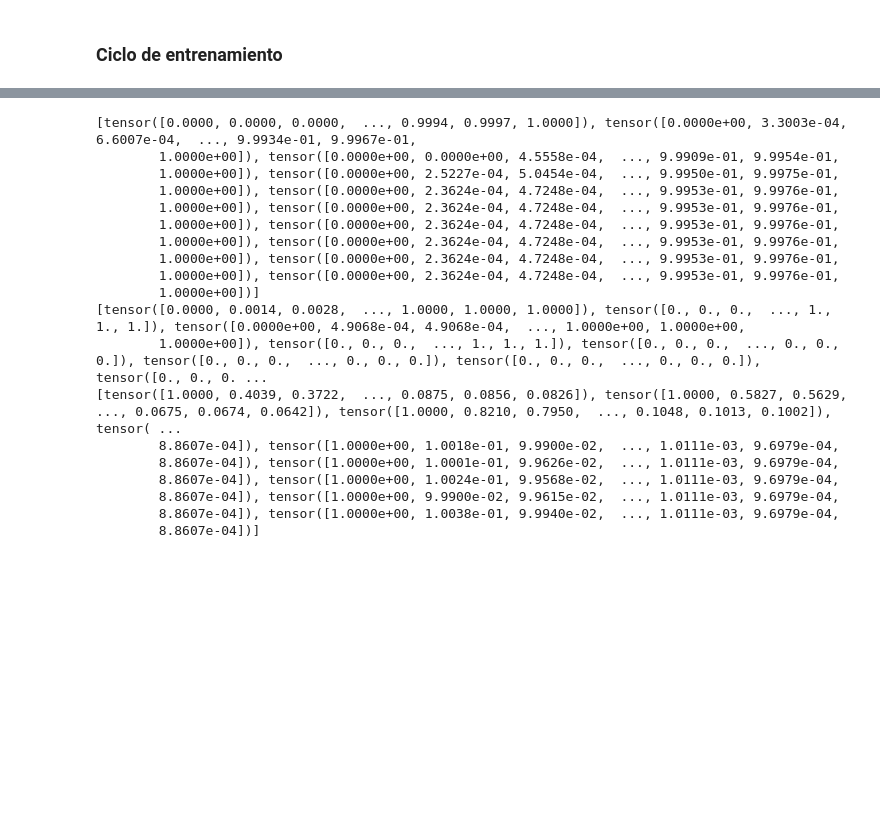
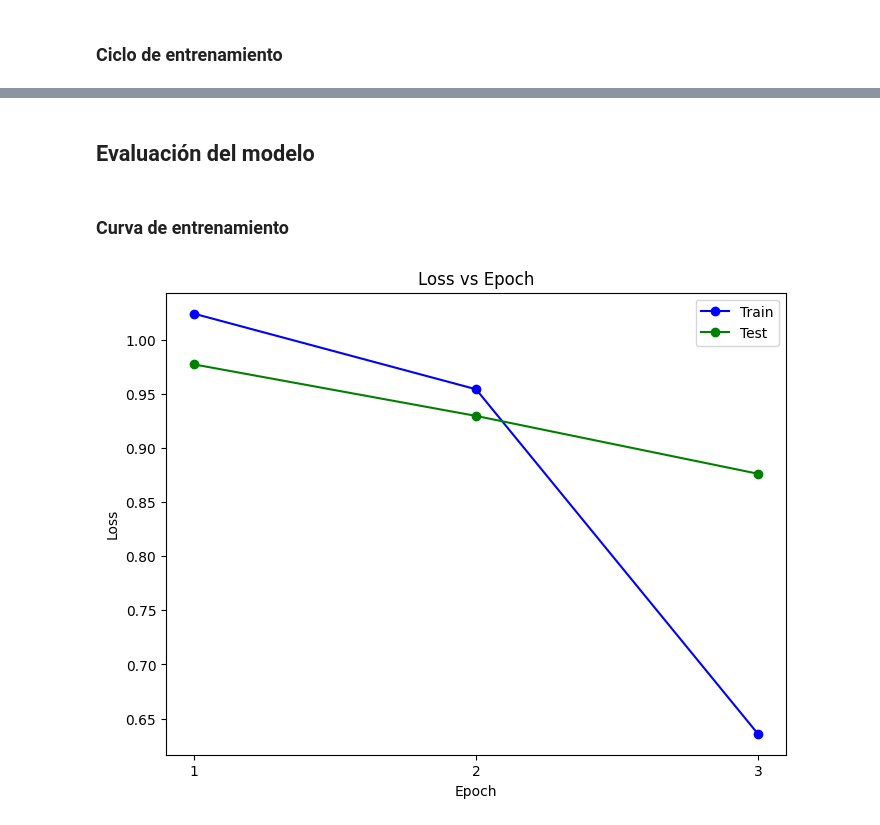
Before and after one commit to rijegaro287/proyecto_2_IRP, a Jupyter notebook: cnn/no_filter.ipynb, the cells around one changed output, grey strips where cells are left out. Cells and saved outputs as stored; diff of their text form; code cells hidden in the pictures; blank space fills up the shorter version.

```diff
--- a/cnn/no_filter.ipynb
+++ b/cnn/no_filter.ipynb
@@ -164,30 +164,30 @@ from torchmetrics.classification import MulticlassF1Score
 from torchmetrics.classification import MulticlassROC
 from torchmetrics.classification import MulticlassAUROC
 
-train_accuracy = MulticlassAccuracy(num_classes=10).to(device)
-test_accuracy = MulticlassAccuracy(num_classes=10).to(device)
+train_accuracy = MulticlassAccuracy(num_classes=4).to(device)
+test_accuracy = MulticlassAccuracy(num_classes=4).to(device)
 
-train_precision = MulticlassPrecision(num_classes=10).to(device)
-test_precision = MulticlassPrecision(num_classes=10).to(device)
+train_precision = MulticlassPrecision(num_classes=4).to(device)
+test_precision = MulticlassPrecision(num_classes=4).to(device)
 
-train_recall = MulticlassRecall(num_classes=10).to(device)
-test_recall = MulticlassRecall(num_classes=10).to(device)
+train_recall = MulticlassRecall(num_classes=4).to(device)
+test_recall = MulticlassRecall(num_classes=4).to(device)
 
-train_f1 = MulticlassF1Score(num_classes=10).to(device)
-test_f1 = MulticlassF1Score(num_classes=10).to(device)
+train_f1 = MulticlassF1Score(num_classes=4).to(device)
+test_f1 = MulticlassF1Score(num_classes=4).to(device)
 
-train_roc = MulticlassROC(num_classes=10).to(device)
-test_roc = MulticlassROC(num_classes=10).to(device)
+train_roc = MulticlassROC(num_classes=4).to(device)
+test_roc = MulticlassROC(num_classes=4).to(device)
 
-train_auroc = MulticlassAUROC(num_classes=10).to(device)
-test_auroc = MulticlassAUROC(num_classes=10).to(device)
+train_auroc = MulticlassAUROC(num_classes=4).to(device)
+test_auroc = MulticlassAUROC(num_classes=4).to(device)
 # %% [markdown]
 ### Función de entrenamiento
 # %%
 def train(dataloader, model, loss_fn, optimizer):
     print('--------------------------- Training --------------------------\n')
     size = len(dataloader.dataset)
-    loss = None
+    loss = torch.Tensor([0]).to(device)
     model.train()
     for batch, (X, y) in enumerate(dataloader):
         X = X.to(device)
@@ -245,7 +245,7 @@ def test(dataloader, model, loss_fn):
 # %%
 batch_size = 32
 learning_rate = 1e-5
-epochs = 1
+epochs = 3
 
 train_dataset = CustomDataset(images_path, X_train, y_train, transform=Compose([
     Grayscale(),
@@ -333,24 +333,22 @@ Current Loss: 2.164796  [ 2272/16932]
-# %%
-print(test_metrics[0]['roc'][0][0])
-print(test_metrics[0]['roc'][0][1])
-print(test_metrics[0]['roc'][0][2])
-# %% [output]
-[tensor([0.0000, 0.0000, 0.0000,  ..., 0.9994, 0.9997, 1.0000]), tensor([0.0000e+00, 3.3003e-04, 6.6007e-04,  ..., 9.9934e-01, 9.9967e-01,
-        1.0000e+00]), tensor([0.0000e+00, 0.0000e+00, 4.5558e-04,  ..., 9.9909e-01, 9.9954e-01,
-        1.0000e+00]), tensor([0.0000e+00, 2.5227e-04, 5.0454e-04,  ..., 9.9950e-01, 9.9975e-01,
-        1.0000e+00]), tensor([0.0000e+00, 2.3624e-04, 4.7248e-04,  ..., 9.9953e-01, 9.9976e-01,
-        1.0000e+00]), tensor([0.0000e+00, 2.3624e-04, 4.7248e-04,  ..., 9.9953e-01, 9.9976e-01,
-        1.0000e+00]), tensor([0.0000e+00, 2.3624e-04, 4.7248e-04,  ..., 9.9953e-01, 9.9976e-01,
-        1.0000e+00]), tensor([0.0000e+00, 2.3624e-04, 4.7248e-04,  ..., 9.9953e-01, 9.9976e-01,
-        1.0000e+00]), tensor([0.0000e+00, 2.3624e-04, 4.7248e-04,  ..., 9.9953e-01, 9.9976e-01,
-        1.0000e+00]), tensor([0.0000e+00, 2.3624e-04, 4.7248e-04,  ..., 9.9953e-01, 9.9976e-01,
-        1.0000e+00])]
-[tensor([0.0000, 0.0014, 0.0028,  ..., 1.0000, 1.0000, 1.0000]), tensor([0., 0., 0.,  ..., 1., 1., 1.]), tensor([0.0000e+00, 4.9068e-04, 4.9068e-04,  ..., 1.0000e+00, 1.0000e+00,
-        1.0000e+00]), tensor([0., 0., 0.,  ..., 1., 1., 1.]), tensor([0., 0., 0.,  ..., 0., 0., 0.]), tensor([0., 0., 0.,  ..., 0., 0., 0.]), tensor([0., 0., 0.,  ..., 0., 0., 0.]), tensor([0., 0., 0. ...
-[tensor([1.0000, 0.4039, 0.3722,  ..., 0.0875, 0.0856, 0.0826]), tensor([1.0000, 0.5827, 0.5629,  ..., 0.0675, 0.0674, 0.0642]), tensor([1.0000, 0.8210, 0.7950,  ..., 0.1048, 0.1013, 0.1002]), tensor( ...
-        8.8607e-04]), tensor([1.0000e+00, 1.0018e-01, 9.9900e-02,  ..., 1.0111e-03, 9.6979e-04,
-        8.8607e-04]), tensor([1.0000e+00, 1.0001e-01, 9.9626e-02,  ..., 1.0111e-03, 9.6979e-04,
-        8.8607e-04]), tensor([1.0000e+00, 1.0024e-01, 9.9568e-02,  ..., 1.0111e-03, 9.6979e-04,
-        8.8607e-04]), tensor([1.0000e+00, 9.9900e-02, 9.9615e-02,  ..., 1.0111e-03, 9.6979e-04,
-        8.8607e-04]), tensor([1.0000e+00, 1.0038e-01, 9.9940e-02,  ..., 1.0111e-03, 9.6979e-04,
-        8.8607e-04])]
+# %% [markdown]
+## Evaluación del modelo
+# %% [markdown]
+### Curva de entrenamiento
+# %%
+epoch_list = [(epoch_num+1) for epoch_num in range(epochs)]
+train_losses = [train_metrics[i]['loss'] for i in range(epochs)]
+test_losses = [test_metrics[i]['loss'] for i in range(epochs)]
+
+fig, ax = plt.subplots(figsize=(8, 6))
+ax.set_title('Loss vs Epoch')
+ax.set_ylabel('Loss')
+ax.set_xlabel('Epoch')
+ax.set_xticks(epoch_list)
+
+ax.plot(epoch_list, train_losses, label='Train', color='b', marker='o')
+ax.plot(epoch_list, test_losses, label='Test', color='g', marker='o')
+
+ax.legend()
+fig.show()
+# %% [output]
+[figure, added]
```
Also changed, not shown: parts of 6 cells of this notebook.
